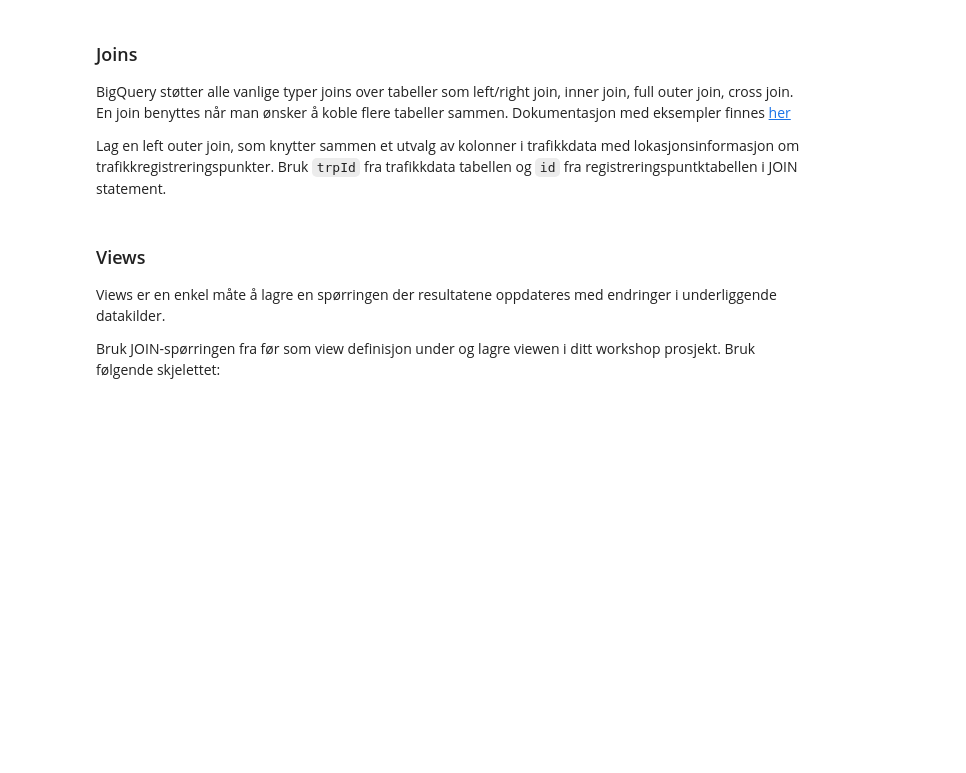
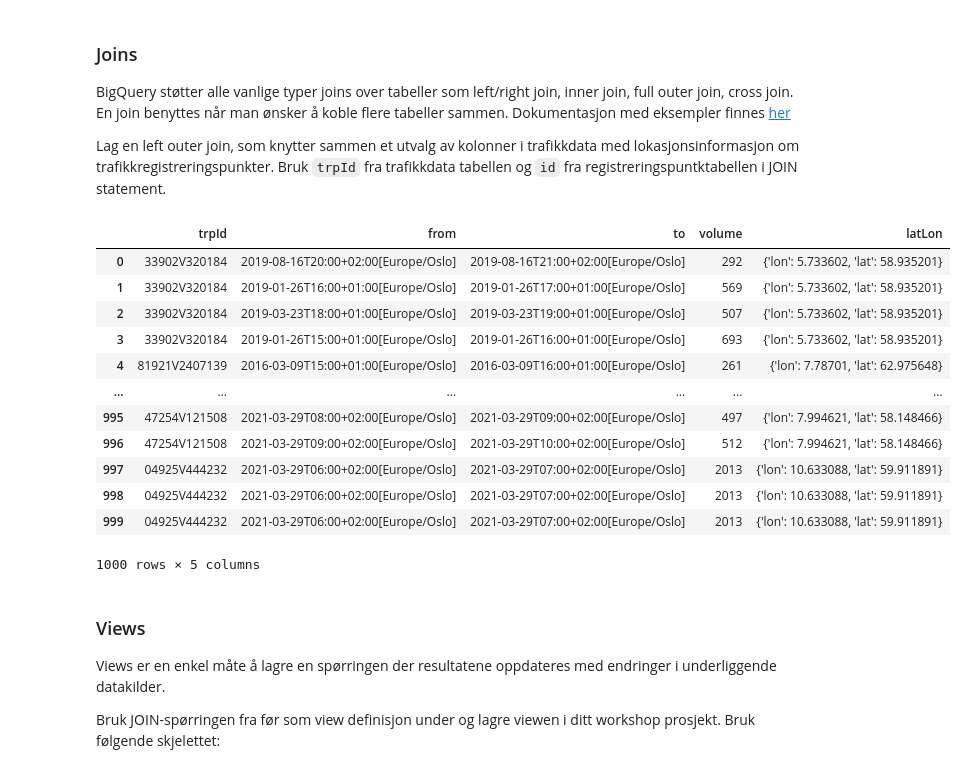
Before and after one commit to svvsaga/datascience_workshop, a Jupyter notebook: workshop_sesjon3.ipynb, the cells around one changed output. Drawn from its saved outputs; the diff is of its cells as text; code cells hidden in the pictures; blank space fills up the shorter version.

```diff
--- a/workshop_sesjon3.ipynb
+++ b/workshop_sesjon3.ipynb
@@ -54,6 +54,8 @@ from google.colab import auth
 auth.authenticate_user()
 # %%
 project = "<prosjekt-navn i GCP>" # Endre denne
+# %%
+project = "saga-workshop-dtest-9hsr"
 # %% [markdown]
 ## Grunnlegende spørringer
 BigQuery bruker standard SQL som språk. Cellen under viser en enkelt spørring som bare returnerer alle rader fra vår trafikkdata tabell.
@@ -192,17 +202,33 @@ Lag en left outer join, som knytter sammen et utvalg av kolonner i trafikkdata m
 # %%
 %%bigquery --project $project
 SELECT
   a.trpId,
   a.from,
   a.to,
   a.total.volumeNumbers.volume,
   b.location.coordinates.latLon
 FROM
   `saga-workshop-data-vu8x.workshop.timestrafikkdata` a
 LEFT JOIN
-  `saga-workshop-data-vu8x.workshop.timestrafikkdata` b
+  `saga-workshop-data-vu8x.workshop.trafikkregistreringspunkter` b
 ON
   -- join statement --
+  a.trpId = b.id
+LIMIT 1000
+# %% [output]
+|  | trpId | from | to | volume | latLon |
+| 0 | 33902V320184 | 2019-08-16T20:00+02:00[Europe/Oslo] | 2019-08-16T21:00+02:00[Europe/Oslo] | 292 | {'lon': 5.733602, 'lat': 58.935201} |
+| 1 | 33902V320184 | 2019-01-26T16:00+01:00[Europe/Oslo] | 2019-01-26T17:00+01:00[Europe/Oslo] | 569 | {'lon': 5.733602, 'lat': 58.935201} |
+| 2 | 33902V320184 | 2019-03-23T18:00+01:00[Europe/Oslo] | 2019-03-23T19:00+01:00[Europe/Oslo] | 507 | {'lon': 5.733602, 'lat': 58.935201} |
+| 3 | 33902V320184 | 2019-01-26T15:00+01:00[Europe/Oslo] | 2019-01-26T16:00+01:00[Europe/Oslo] | 693 | {'lon': 5.733602, 'lat': 58.935201} |
+| 4 | 81921V2407139 | 2016-03-09T15:00+01:00[Europe/Oslo] | 2016-03-09T16:00+01:00[Europe/Oslo] | 261 | {'lon': 7.78701, 'lat': 62.975648} |
+| ... | ... | ... | ... | ... | ... |
+| 995 | 47254V121508 | 2021-03-29T08:00+02:00[Europe/Oslo] | 2021-03-29T09:00+02:00[Europe/Oslo] | 497 | {'lon': 7.994621, 'lat': 58.148466} |
+| 996 | 47254V121508 | 2021-03-29T09:00+02:00[Europe/Oslo] | 2021-03-29T10:00+02:00[Europe/Oslo] | 512 | {'lon': 7.994621, 'lat': 58.148466} |
+| 997 | 04925V444232 | 2021-03-29T06:00+02:00[Europe/Oslo] | 2021-03-29T07:00+02:00[Europe/Oslo] | 2013 | {'lon': 10.633088, 'lat': 59.911891} |
+| 998 | 04925V444232 | 2021-03-29T06:00+02:00[Europe/Oslo] | 2021-03-29T07:00+02:00[Europe/Oslo] | 2013 | {'lon': 10.633088, 'lat': 59.911891} |
+| 999 | 04925V444232 | 2021-03-29T06:00+02:00[Europe/Oslo] | 2021-03-29T07:00+02:00[Europe/Oslo] | 2013 | {'lon': 10.633088, 'lat': 59.911891} |
+1000 rows × 5 columns
 # %% [markdown]
 ### Views
 Views er en enkel måte å lagre en spørringen der resultatene oppdateres med endringer i underliggende datakilder.
```
Also changed, not shown: parts of 7 cells of this notebook.
